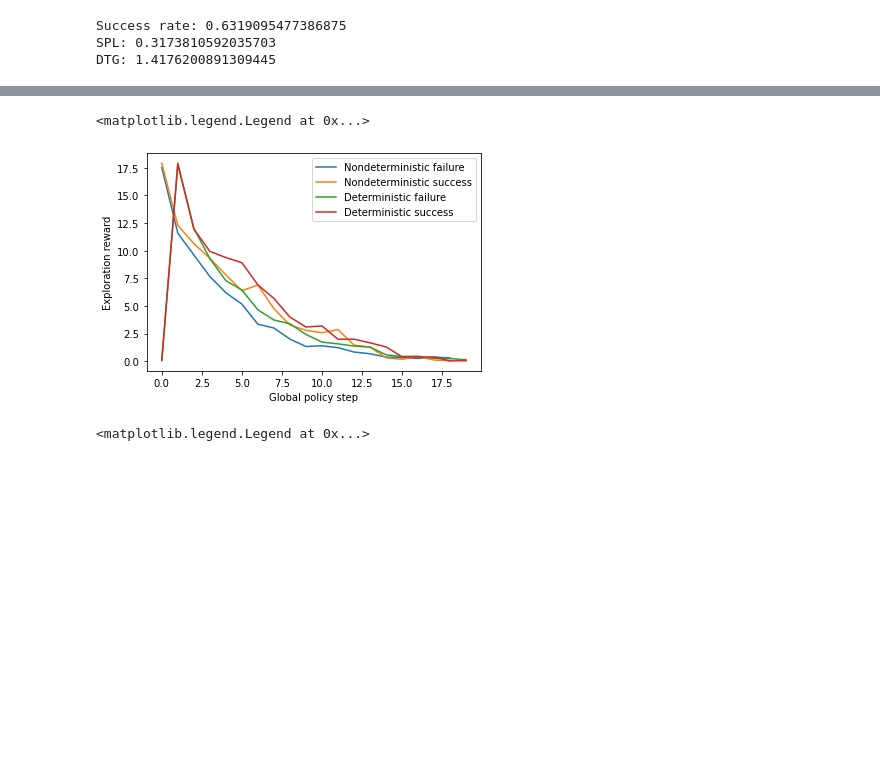
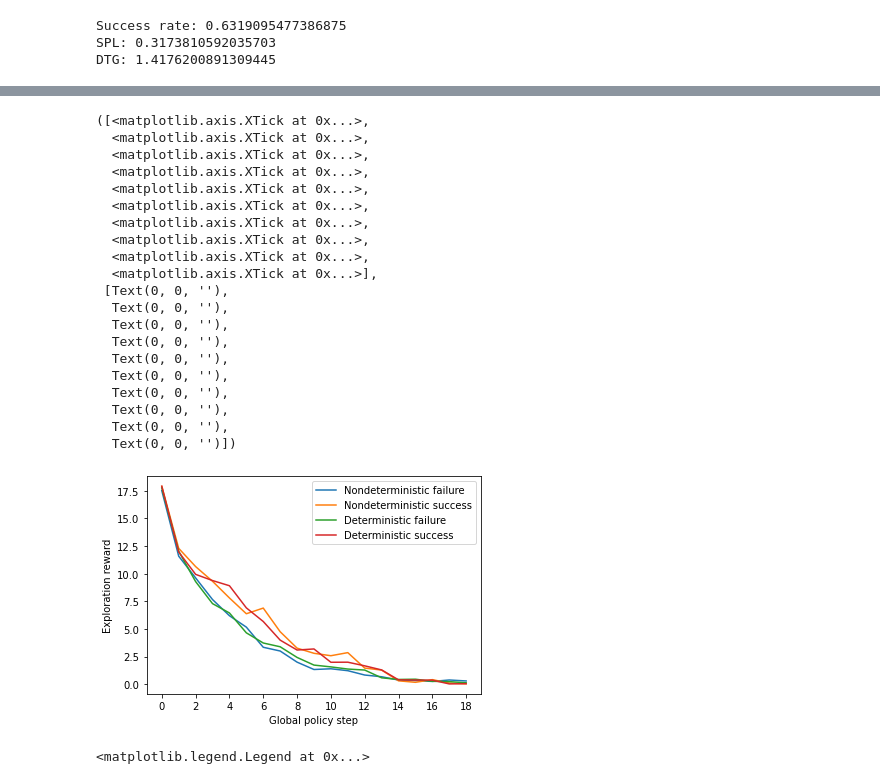
Before and after one commit to rish-raghu/Object-Goal-Navigation, a Jupyter notebook: Analysis.ipynb, the cells around one changed output, grey strips where cells are left out. Saved outputs shown, nothing was run; the diff lists cells and outputs as text; code cells hidden in the pictures; blank space fills up the shorter version.

```diff
--- a/Analysis.ipynb
+++ b/Analysis.ipynb
@@ -608,26 +733,46 @@ Failure - Object not found
 # %%
 all_rews = np.zeros((2, max_actions//local_steps-1))
 counts = np.zeros((2, max_actions//local_steps-1))
 for episode in episodes_baseline:
     all_rews[episode["success"], :len(episode["explore_rewards"])] += np.array(episode["explore_rewards"])
     counts[episode["success"], :len(episode["explore_rewards"])] += 1
 plt.plot(np.arange(all_rews.shape[1]), all_rews[0]/counts[0], label="Nondeterministic failure")
 plt.plot(np.arange(all_rews.shape[1]), all_rews[1]/counts[1], label="Nondeterministic success")
 
 all_rews = np.zeros((2, max_actions//local_steps))
 counts = np.zeros((2, max_actions//local_steps))
 for episode in episodes_det:
     all_rews[episode["success"], :len(episode["explore_rewards"])] += np.array(episode["explore_rewards"])
     counts[episode["success"], :len(episode["explore_rewards"])] += 1
-plt.plot(np.arange(all_rews.shape[1]), all_rews[0]/counts[0], label="Deterministic failure")
-plt.plot(np.arange(all_rews.shape[1]), all_rews[1]/counts[1], label="Deterministic success")
+plt.plot(np.arange(all_rews.shape[1]-1), all_rews[0,1:]/counts[0,1:], label="Deterministic failure")
+plt.plot(np.arange(all_rews.shape[1]-1), all_rews[1,1:]/counts[1,1:], label="Deterministic success")
 
 plt.xlabel("Global policy step")
 plt.ylabel("Exploration reward")
 plt.legend()
+plt.xticks(np.arange(0, all_rews.shape[1]-1, 2))
 # %% [output]
-<matplotlib.legend.Legend at 0x...>
+([<matplotlib.axis.XTick at 0x...>,
+  <matplotlib.axis.XTick at 0x...>,
+  <matplotlib.axis.XTick at 0x...>,
+  <matplotlib.axis.XTick at 0x...>,
+  <matplotlib.axis.XTick at 0x...>,
+  <matplotlib.axis.XTick at 0x...>,
+  <matplotlib.axis.XTick at 0x...>,
+  <matplotlib.axis.XTick at 0x...>,
+  <matplotlib.axis.XTick at 0x...>,
+  <matplotlib.axis.XTick at 0x...>],
+ [Text(0, 0, ''),
+  Text(0, 0, ''),
+  Text(0, 0, ''),
+  Text(0, 0, ''),
+  Text(0, 0, ''),
+  Text(0, 0, ''),
+  Text(0, 0, ''),
+  Text(0, 0, ''),
+  Text(0, 0, ''),
+  Text(0, 0, '')])
-[figure, old version]
+[figure, new version]
 # %%
 all_rews = np.zeros((2, max_actions//local_steps-1))
 counts = np.zeros((2, max_actions//local_steps-1))
```
Also changed, not shown: parts of 35 cells of this notebook.
